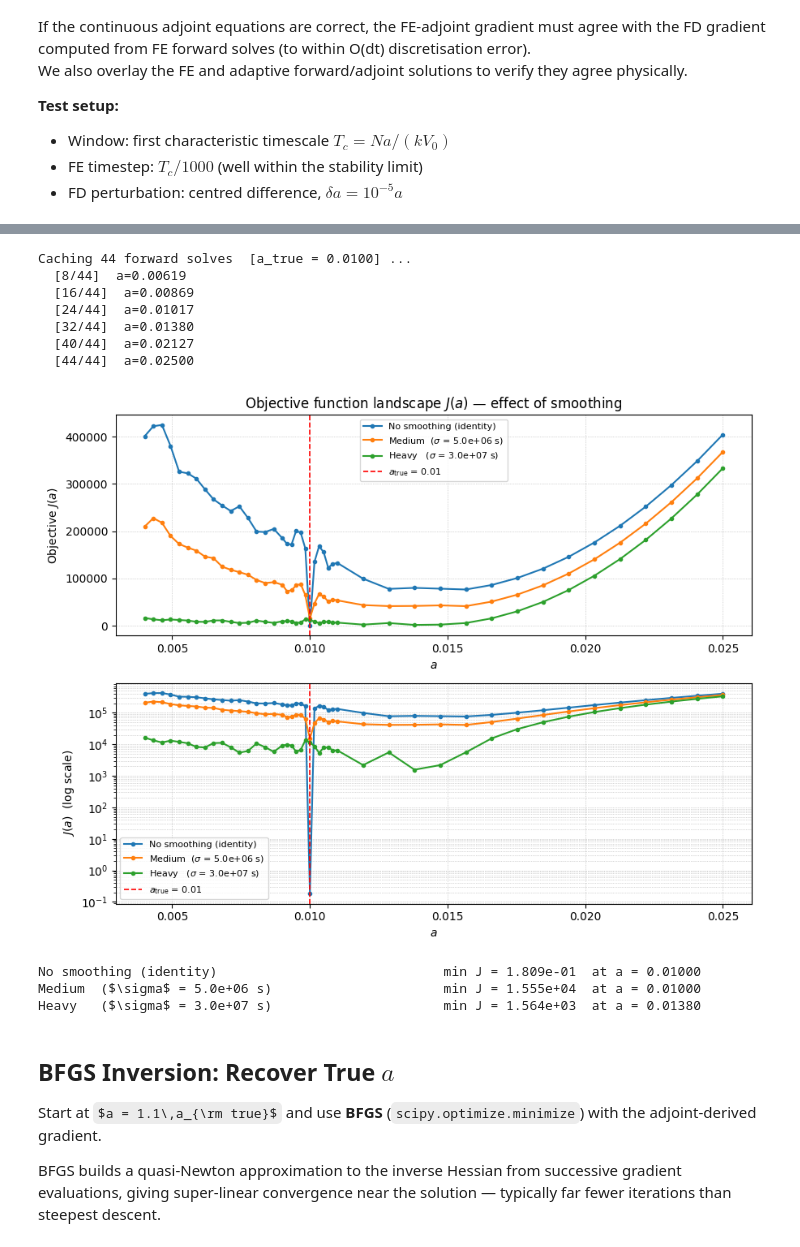
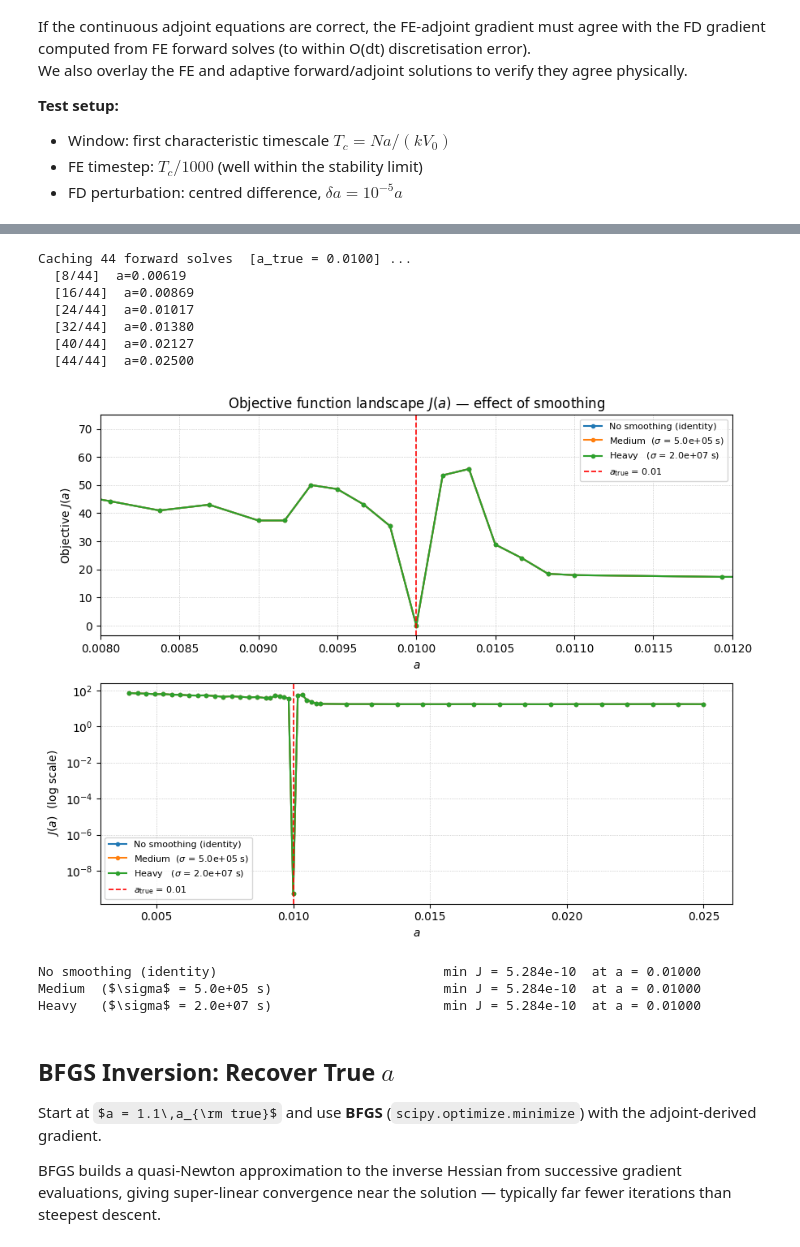
Before and after one commit to ericeberg3/spring-slider-adjoint, a Jupyter notebook: slip_adjoint_springslider_adapttime.ipynb, the cells around one changed output, grey strips where cells are left out. Cells and saved outputs as stored; diff of their text form; code cells hidden in the pictures; some formulas as TeX source.

Commit message:
Tried detrending slip but it didn't work to make the objective more convex

```diff
--- a/slip_adjoint_springslider_adapttime.ipynb
+++ b/slip_adjoint_springslider_adapttime.ipynb
@@ -49,7 +49,10 @@ Partial derivatives are derived analytically.
 
 def xi_fn(V, psi, M):
     """Argument of arcsinh: xi = V/(2*V0) * exp(psi/a)."""
-    return V / (2.0 * M['V0']) * np.exp(psi / M['a'])
+    # return V / (2.0 * M['V0']) * np.exp(psi / M['a'])
+
+    safe_exponent = np.clip(psi / M['a'], -700.0, 700.0)
+    return V / (2.0 * M['V0']) * np.exp(safe_exponent)
 
 def tau_fn(V, psi, M):
     """Frictional strength (MPa)."""
@@ -150,7 +153,7 @@ M['N']   = 50.0      # MPa effective normal stress
 M['eta'] = 2.7 * 3.5 / 2.0   # MPa·s/m radiation damping
 # M['k']   = 2e4       # MPa/m spring stiffness
 k_crit = M['N'] * (M['b'] - M['a']) / M['dc']
-M['k'] = 1e2
+M['k'] = 0.9*k_crit
 
 V_bg      = 1e-9     # m/s background / plate sliding rate
 M['V_bg'] = V_bg
@@ -168,7 +171,7 @@ tau_ss = M['N'] * fss_bg
 #   tau(V_init, psi_init) + eta*V_init = tau0
 # This ensures the forward solver starts at exactly V_init.
 # ------------------------------------------------------------------
-V_init   = 1.0e-9      # m/s  post-earthquake initial slip rate
+V_init   = 1.0e-12      # m/s  post-earthquake initial slip rate
 psi_init = psi_ss    # pre-earthquake steady state at V_bg
 u_init   = 0.0
 
@@ -287,7 +290,7 @@ def forward_solve_adaptive(M, T, u0, psi0, V_init=None,
     )
 
 # --- Run adaptive forward solve ---
-T = 5e8    # s
+T = 5e7    # s
 print(f"Running adaptive forward solve: T={T:.1e} s ...")
 fwd = forward_solve_adaptive(M, T, u_init, psi_init, V_init=V_init)
 print(f"Done.  Steps={len(fwd['t'])-1},  V(0)={fwd['V'][0]:.6e},  V(T)={fwd['V'][-1]:.3e} m/s")
@@ -886,7 +910,7 @@ def compute_J_S(fwd, t_obs, u_obs, S):
 
 # Three smoothing levels
 sigma_medium = 0.01 * T    # ~58  days
-sigma_heavy  = 0.06 * T
+sigma_heavy  = 0.4 * T
 
 smoothing_cases = [
     ('No smoothing (identity)',                       None,         'C0'),
@@ -940,37 +964,38 @@ for label, sigma, color in smoothing_cases:
     axes[1].semilogy(a_scan, J_pos, 'o-', ms=3, lw=1.5, color=color, label=label)
 
 for ax in axes:
     ax.axvline(a_true_val, color='red', ls='--', lw=1.2,
                label=f'$a_{{\\rm true}}$ = {a_true_val}')
     ax.legend(fontsize=8)
     ax.grid(True, ls=':', lw=0.5, which='both')
     ax.set_xlabel('$a$')
 
 axes[0].set_ylabel('Objective $J(a)$')
+axes[0].set_xlim([0.008, 0.012])
 axes[0].set_title('Objective function landscape $J(a)$ — effect of smoothing')
 axes[1].set_ylabel('$J(a)$  (log scale)')
 
 plt.tight_layout()
 plt.savefig('Figures/J_landscape_a_smoothing.png', dpi=150, bbox_inches='tight')
 plt.show()
 
 print()
 for label, sigma, _ in smoothing_cases:
     J_arr = J_results[label]
     imin  = np.nanargmin(J_arr)
     print(f"{label:50s}  min J = {J_arr[imin]:.3e}  at a = {a_scan[imin]:.5f}")
 # %% [output]
 Caching 44 forward solves  [a_true = 0.0100] ...
   [8/44]  a=0.00619
   [16/44]  a=0.00869
   [24/44]  a=0.01017
   [32/44]  a=0.01380
   [40/44]  a=0.02127
   [44/44]  a=0.02500
-[figure, old version]
+[figure, new version]
-No smoothing (identity)                             min J = 1.809e-01  at a = 0.01000
-Medium  ($\sigma$ = 5.0e+06 s)                      min J = 1.555e+04  at a = 0.01000
-Heavy   ($\sigma$ = 3.0e+07 s)                      min J = 1.564e+03  at a = 0.01380
+No smoothing (identity)                             min J = 5.284e-10  at a = 0.01000
+Medium  ($\sigma$ = 5.0e+05 s)                      min J = 5.284e-10  at a = 0.01000
+Heavy   ($\sigma$ = 2.0e+07 s)                      min J = 5.284e-10  at a = 0.01000
 # %% [markdown]
 ## BFGS Inversion: Recover True $a$
 
```
Also changed, not shown: parts of 10 cells of this notebook, 2 other files.
